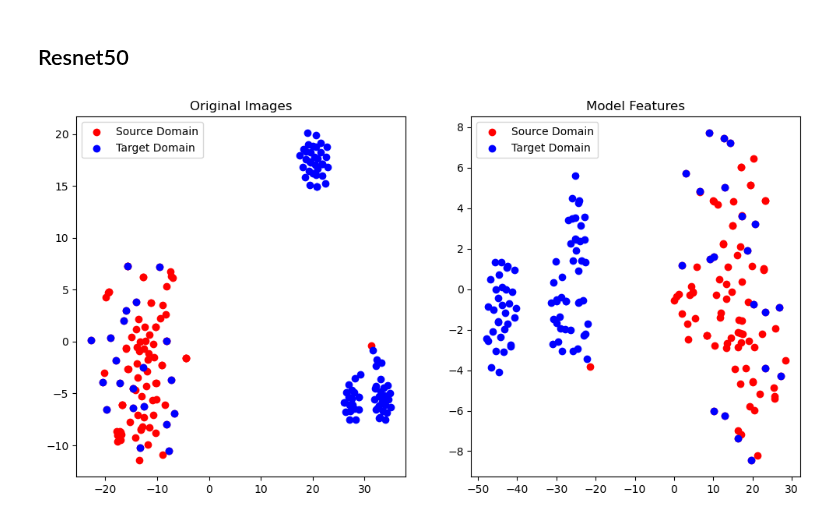
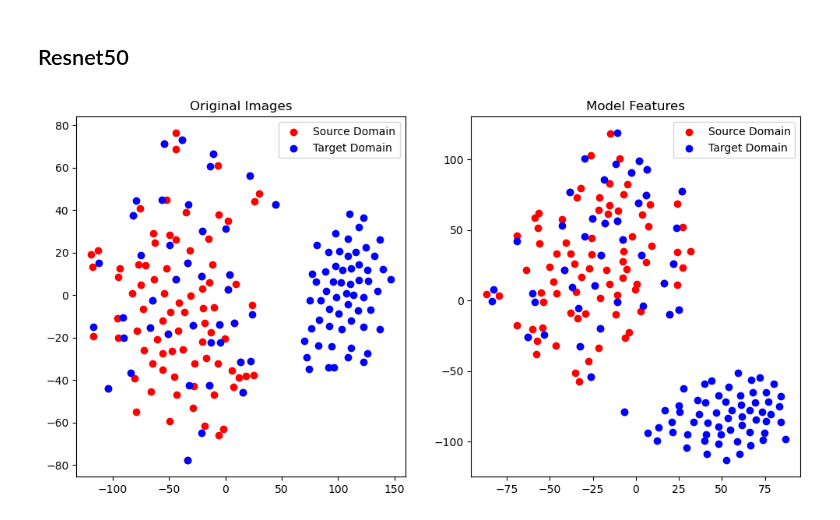
Before and after one commit to ByungWanLim/Design_project, a Jupyter notebook: Clustering.ipynb, the cells around one changed output. Saved outputs shown, nothing was run; the diff lists cells and outputs as text; code cells hidden in the pictures.

```diff
--- a/Clustering.ipynb
+++ b/Clustering.ipynb
@@ -232,8 +232,8 @@ class GradReverse(torch.autograd.Function):
 class domain_classifier(nn.Module):
     def __init__(self):
         super(domain_classifier, self).__init__()
-        self.fc1 = nn.Linear(224*224*64, 10)
-        self.fc2 = nn.Linear(10, 4) # source = 0, target = 1 회귀 가정
+        self.fc1 = nn.Linear(224*224*64, 50)
+        self.fc2 = nn.Linear(50, 3) # source = 0, target = 1 회귀 가정
 
     def forward(self, x):
         x = x.view(-1, 224*224*64)
@@ -689,7 +689,7 @@ def apply_fisheye_distortion(images, masks=None, label=1):
     # 왜곡 계수 생성
     label = random.randint(0, label)
     #print(label)
-    dist_coeffs = np.array([0, 0.03 * label, 0, 0], dtype=np.float32)
+    dist_coeffs = np.array([0, 0.075 * label, 0, 0], dtype=np.float32)
 
     # 왜곡 보정
     undistorted_images = []
@@ -772,13 +772,13 @@ dataset_original = CustomDataset('./data/train_source.csv', transform=transform)
 #dataset_original = CustomDataset('./dataset/train_source.csv', transform=transform)
 dataloader_original = DataLoader(dataset_original, batch_size=BATCH_SIZE, shuffle=False)
 
-dataset_distorted = CustomDataset('./data/train_source.csv', transform=transform, apply_distortion=True, label=3)
+dataset_distorted = CustomDataset('./data/train_source.csv', transform=transform, apply_distortion=True, label=1)
 #dataset_distorted = CustomDataset('./dataset/test.csv', transform=transform, apply_distortion=True,label=3)
 dataloader_distorted = DataLoader(dataset_distorted, batch_size=BATCH_SIZE, shuffle=False)
 
 #모델 불러오기
 model = Resnet34_Unet(n_classes=13).to(device)
-model.load_state_dict(torch.load('./data/resnet34_1107_d003_10ep_rd.pth'), strict=False)
+model.load_state_dict(torch.load('./data/resnet34_1109_nos_0001.pth'), strict=False)
 model.eval()
 
 features = []
@@ -816,34 +816,34 @@ original_first = original_features[:, 0, :, :]
 distorted_first = distorted_features[:, 0, :, :]
 
 df = pd.DataFrame(np.concatenate([original_first.reshape(original_first.shape[0], -1), distorted_first.reshape(distorted_first.shape[0], -1)], 0))
 #df = pd.DataFrame(np.concatenate([original_features.reshape(original_features.shape[0], -1), distorted_features.reshape(distorted_features.shape[0], -1)], 0))
 features_tsne = tsne.fit_transform(df)
 # 4. 시각화
 plt.figure(figsize=(12, 6))
 
 # 왼쪽: 원본 이미지의 t-SNE 결과
 plt.subplot(1, 2, 1)
 i0 = image_tsne[:BATCH_SIZE]
 i1 = image_tsne[BATCH_SIZE:]
 plt.scatter(i0[:, 0], i0[:, 1], c='r', label='Source Domain')
 plt.scatter(i1[:, 0], i1[:, 1], c='b', label='Target Domain')
 plt.title('Original Images')
 plt.legend()
 
 f0 = features_tsne[:BATCH_SIZE]
 f1 = features_tsne[BATCH_SIZE:]
 # 오른쪽: 모델을 통과한 feature map의 t-SNE 결과
 plt.subplot(1, 2, 2)
 plt.scatter(f0[:, 0], f0[:, 1], c='r', label='Source Domain')
 plt.scatter(f1[:, 0], f1[:, 1], c='b', label='Target Domain')
 plt.title('Model Features')
 plt.legend()
 
 plt.show()
 
 hook.remove()
 # %% [output]
-[figure, old version]
+[figure, new version]
 # %%
 # from sklearn.manifold import TSNE
 # import matplotlib.pyplot as plt
```
Also changed, not shown: 9 other files.
